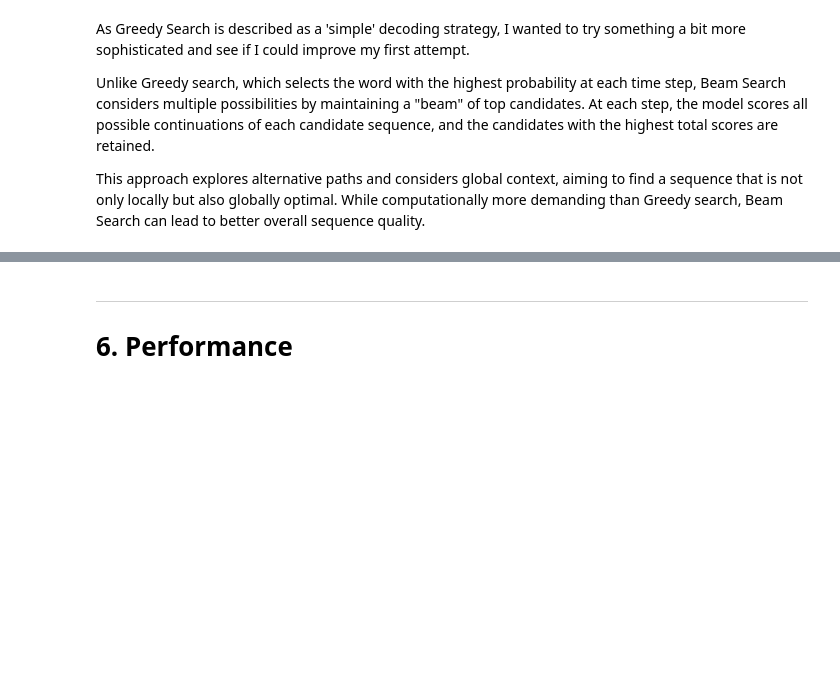
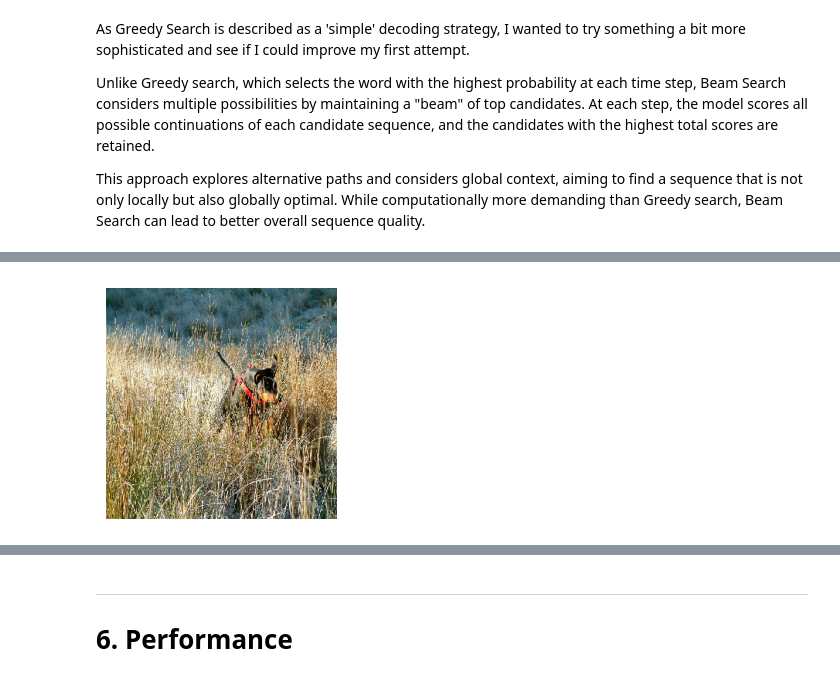
Before and after one commit to mhodierne1402/data-science-ml-portfolio, a Jupyter notebook: image-caption-generator/Image_Caption_Generator_CNN_RNN_Model_STAGE_1_Baseline.ipynb, the cells around one changed output, grey strips where cells are left out. Drawn from its saved outputs; the diff is of its cells as text; code cells hidden in the pictures; blank space fills up the shorter version.

```diff
--- a/image-caption-generator/Image_Caption_Generator_CNN_RNN_Model_STAGE_1_Baseline.ipynb
+++ b/image-caption-generator/Image_Caption_Generator_CNN_RNN_Model_STAGE_1_Baseline.ipynb
@@ -570,7 +590,7 @@ GloVe will be used to translate each of the 8427 words in the vocabulary into a
 ! unzip -q glove.6B.zip -d "/content/gdrive/My Drive/Colab Data/GloVe.6B Model"
 # %%
 # Create an index of the GloVe model's 200 dimension word embeddings
-embedding_dim = 300
+embedding_dim = 200
 path_to_glove_file = f'{glove_path}glove.6B.{embedding_dim}d.txt'
 
 embeddings_index = {}
@@ -825,3 +828,3 @@ Epoch 8/10
 # %%
 # Load the saved CNN-RNN model
-model = load_model(f'{working_directory}cnn_rnn_model_e10-300.keras', custom_objects=None, compile=True, safe_mode=True)
+model = load_model(f'{working_directory}cnn_rnn_model_e10-200.keras', custom_objects=None, compile=True, safe_mode=True)
@@ -1061,0 +1136,93 @@ This approach explores alternative paths and considers global context, aiming to
+# %%
+def beam_search(model, img, tokenizer, max_length, index_to_word, beam_width=7):
+    # Beam Search decoding strategy to generate a caption describing an image
+    """
+    Implements Beam Search decoding for image caption generation
+
+    Args:
+        model: The image captioning model
+        img: The input image features
+        tokenizer: The tokenizer used for text processing
+        max_length: The maximum allowed length of the caption
+        index_to_word: A mapping from word indices to actual words
+        beam_width: The width of the beam (number of candidates to keep at each step)
+
+    Returns:
+        The most likely caption found by Beam Search
+    """
+
+    start_word = [tokenizer.word_index['startseq']]
+
+    # Start with a single beam (hypothesis)
+    beams = [(0.0, start_word)]  # (log-likelihood, sequence)
+
+    while len(beams[0][1]) < max_length:
+        new_beams = []
+        for log_prob, sequence in beams:
+            padded_sequence = pad_sequences([sequence], maxlen=max_length)
+            preds = model.predict([img, padded_sequence], verbose=0)
+            top_words = np.argsort(preds[0])[-beam_width:]  # Top 'k' predicted words
+
+            # Expand each current beam
+            for word_index in top_words:
+                new_sequence = sequence + [word_index]
+                new_log_prob = log_prob + preds[0][word_index]
+
+                new_beams.append((new_log_prob, new_sequence))
+
+        # Keep only the top 'k' beams
+        beams = sorted(new_beams, reverse=True)[:beam_width]
+
+        # Check if any beam has reached the end sequence
+        best_sequence = beams[0][1]
+        if best_sequence[-1] == tokenizer.word_index['endseq']:
+            break
+
+    # Construct the final caption from the best beam
+    caption = [index_to_word[idx] for idx in best_sequence]
+    return ' '.join(caption[1:-1])  # Remove 'startseq' and 'endseq'
+
+
+
+def read_image(path, img_size=299):
+    # Load and resize an image in square format
+    # and convert it to an array representation
+    img = load_img(path, target_size=(img_size, img_size))
+    img = img_to_array(img)/255.
+
+    return img
+
+
+def review_captions(id, index_to_word):
+    # Plot the Flickr8k image and captions, and the model generated caption
+    img = encoded_test_images[id].reshape((1, 2048))  # batch size = 1
+    y_pred = beam_search(model, img, tokenizer, max_length, index_to_word)
+    y_pred = y_pred.replace('startseq ', '')  # Remove start tag
+    y_pred = y_pred.replace(' endseq', '')  # Remove end tag
+
+    print('\n\n--- Flickr8k Dataset Captions ---------------------------------')
+    for caption in test_captions[id]:
+        caption = caption.replace('startseq ', '')  # Remove start tag
+        caption = caption.replace(' endseq', '')  # Remove end tag
+        print(caption)
+
+    print('\n---Caption Predicted by Model----------------------------------')
+    print(y_pred)
+
+    plt.figure(figsize=(3,3))
+    image = read_image(image_path + id)
+    plt.imshow(image)
+    plt.axis('off')
+    plt.show()
+
+
+# Invert the word_index to create a dictionary of index to word
+index_to_word = {index: word for word, index in word_index.items()}
+
+# Review a sample of the test image dataset and the model generated captions
+sample_size = 5
+random_test_images = random.choices(list(encoded_test_images.keys()),
+                                    k=sample_size)
+for id in tqdm(random_test_images):
+    review_captions(id, index_to_word)
+# %% [output]
@@ -1061,0 +1238 @@ This approach explores alternative paths and considers global context, aiming to
+[figure, added]
```
Also changed, not shown: parts of 23 cells of this notebook.
